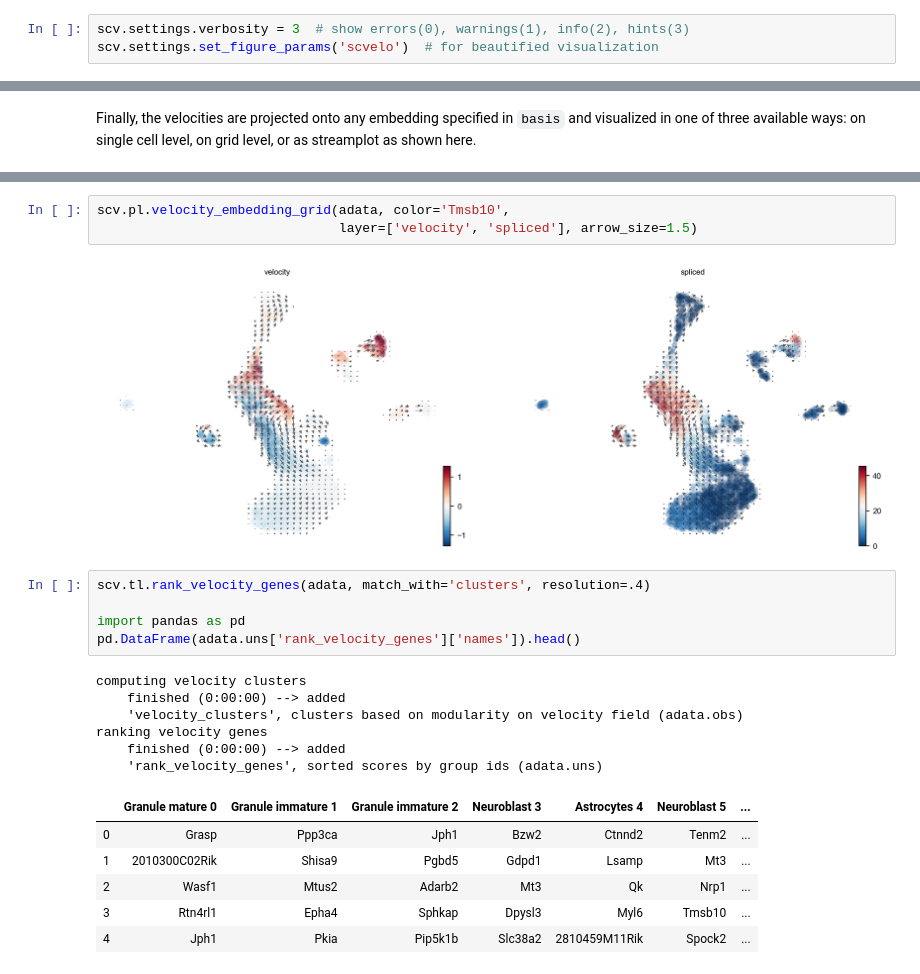
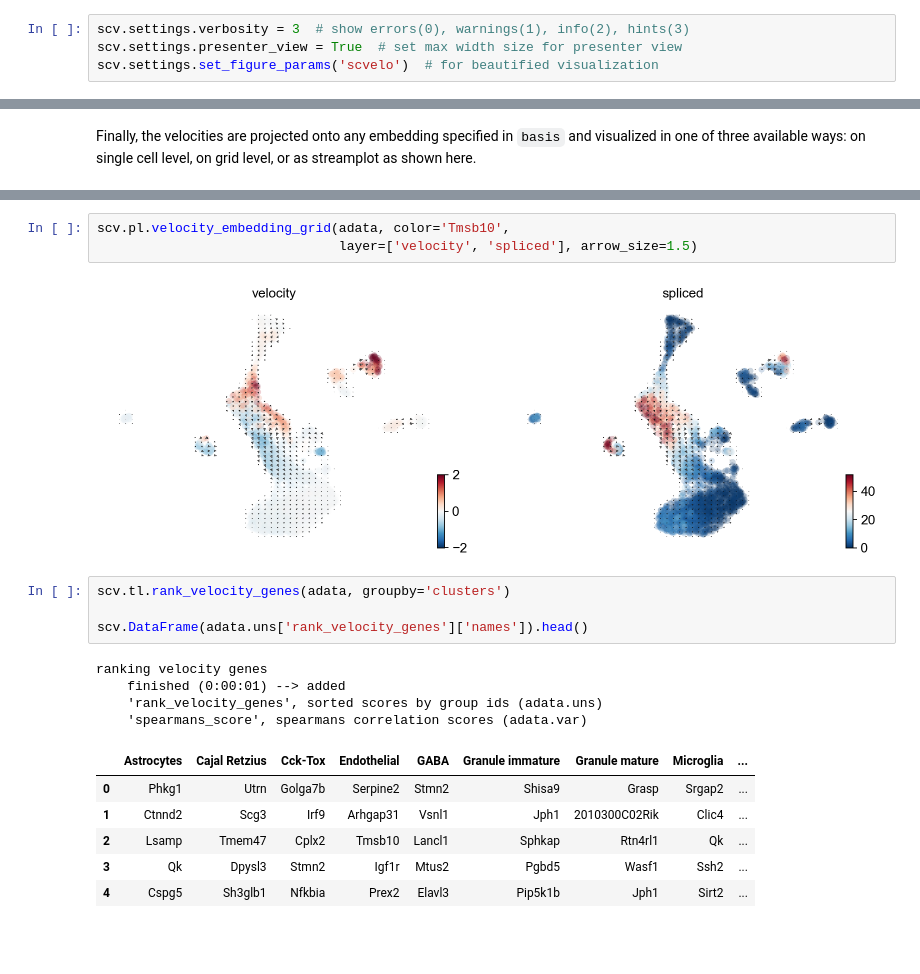
Before and after one commit to theislab/scvelo_notebooks, a Jupyter notebook: DentateGyrus.ipynb, the cells around one changed output, grey strips where cells are left out. Drawn from its saved outputs; the diff is of its cells as text; blank space fills up the shorter version.

```diff
--- a/DentateGyrus.ipynb
+++ b/DentateGyrus.ipynb
@@ -16,5 +12,6 @@ Running scvelo 0.1.24.dev28+gcdb5a7a (python 3.7.3) on 2019-10-28 16:04.
 # %%
 scv.settings.verbosity = 3  # show errors(0), warnings(1), info(2), hints(3)
+scv.settings.presenter_view = True  # set max width size for presenter view
 scv.settings.set_figure_params('scvelo')  # for beautified visualization
 # %% [markdown]
 ### Load and cleanup the data
@@ -115,25 +111,22 @@ scv.pl.velocity_embedding(adata, basis='umap', arrow_length=1.2, arrow_size=1.2,
 scv.pl.velocity_embedding_grid(adata, color='Tmsb10',
                                layer=['velocity', 'spliced'], arrow_size=1.5)
 # %% [output]
-[figure, old version]
+[figure, new version]
 # %%
-scv.tl.rank_velocity_genes(adata, match_with='clusters', resolution=.4)
+scv.tl.rank_velocity_genes(adata, groupby='clusters')
 
-import pandas as pd
-pd.DataFrame(adata.uns['rank_velocity_genes']['names']).head()
+scv.DataFrame(adata.uns['rank_velocity_genes']['names']).head()
 # %% [output]
-computing velocity clusters
-    finished (0:00:00) --> added
-    'velocity_clusters', clusters based on modularity on velocity field (adata.obs)
 ranking velocity genes
-    finished (0:00:00) --> added
+    finished (0:00:01) --> added
     'rank_velocity_genes', sorted scores by group ids (adata.uns)
+    'spearmans_score', spearmans correlation scores (adata.var)
-|  | Granule mature 0 | Granule immature 1 | Granule immature 2 | Neuroblast 3 | Astrocytes 4 | Neuroblast 5 | ... |
-| 0 | Grasp | Ppp3ca | Jph1 | Bzw2 | Ctnnd2 | Tenm2 | ... |
-| 1 | 2010300C02Rik | Shisa9 | Pgbd5 | Gdpd1 | Lsamp | Mt3 | ... |
-| 2 | Wasf1 | Mtus2 | Adarb2 | Mt3 | Qk | Nrp1 | ... |
-| 3 | Rtn4rl1 | Epha4 | Sphkap | Dpysl3 | Myl6 | Tmsb10 | ... |
-| 4 | Jph1 | Pkia | Pip5k1b | Slc38a2 | 2810459M11Rik | Spock2 | ... |
+|  | Astrocytes | Cajal Retzius | Cck-Tox | Endothelial | GABA | Granule immature | Granule mature | Microglia | ... |
+| 0 | Phkg1 | Utrn | Golga7b | Serpine2 | Stmn2 | Shisa9 | Grasp | Srgap2 | ... |
+| 1 | Ctnnd2 | Scg3 | Irf9 | Arhgap31 | Vsnl1 | Jph1 | 2010300C02Rik | Clic4 | ... |
+| 2 | Lsamp | Tmem47 | Cplx2 | Tmsb10 | Lancl1 | Sphkap | Rtn4rl1 | Qk | ... |
+| 3 | Qk | Dpysl3 | Stmn2 | Igf1r | Mtus2 | Pgbd5 | Wasf1 | Ssh2 | ... |
+| 4 | Cspg5 | Sh3glb1 | Nfkbia | Prex2 | Elavl3 | Pip5k1b | Jph1 | Sirt2 | ... |
 # %%
 var_names = ['Tmsb10', 'Camk2a', 'Ppp3ca', 'Igfbpl1']
 scv.pl.velocity(adata, var_names=var_names, colorbar=True, ncols=2)
```
Also changed, not shown: parts of 9 cells of this notebook, 2 other files.
